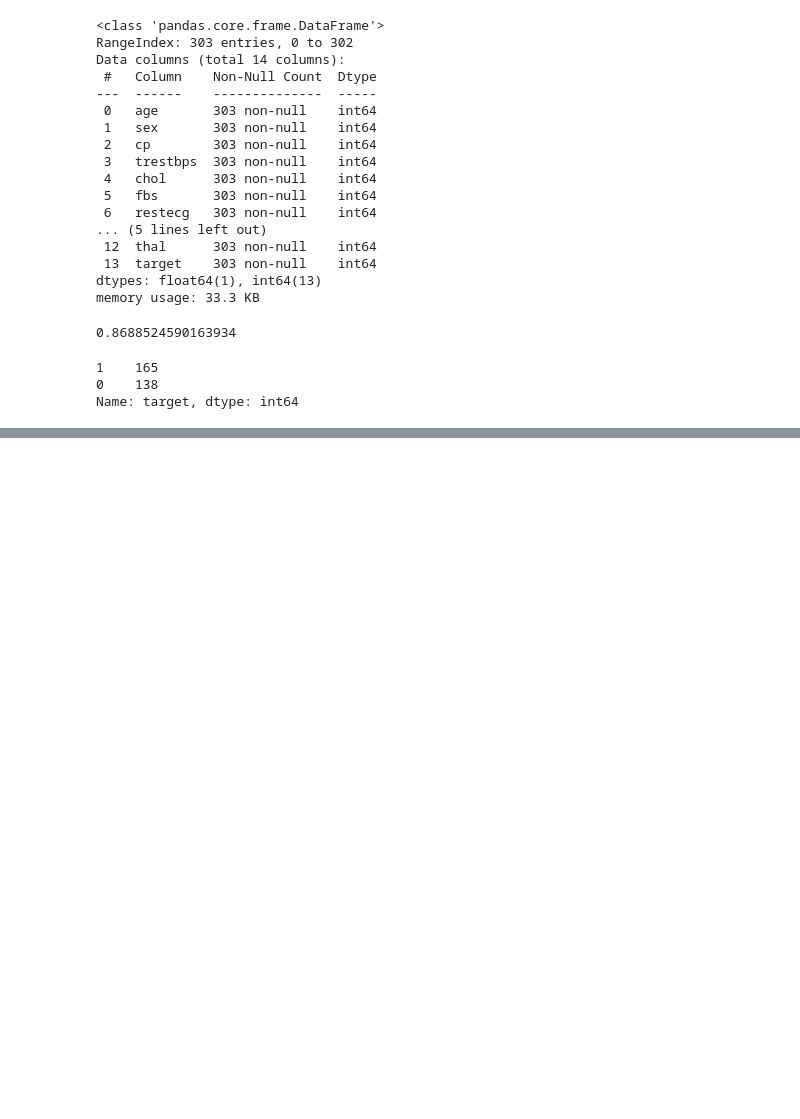
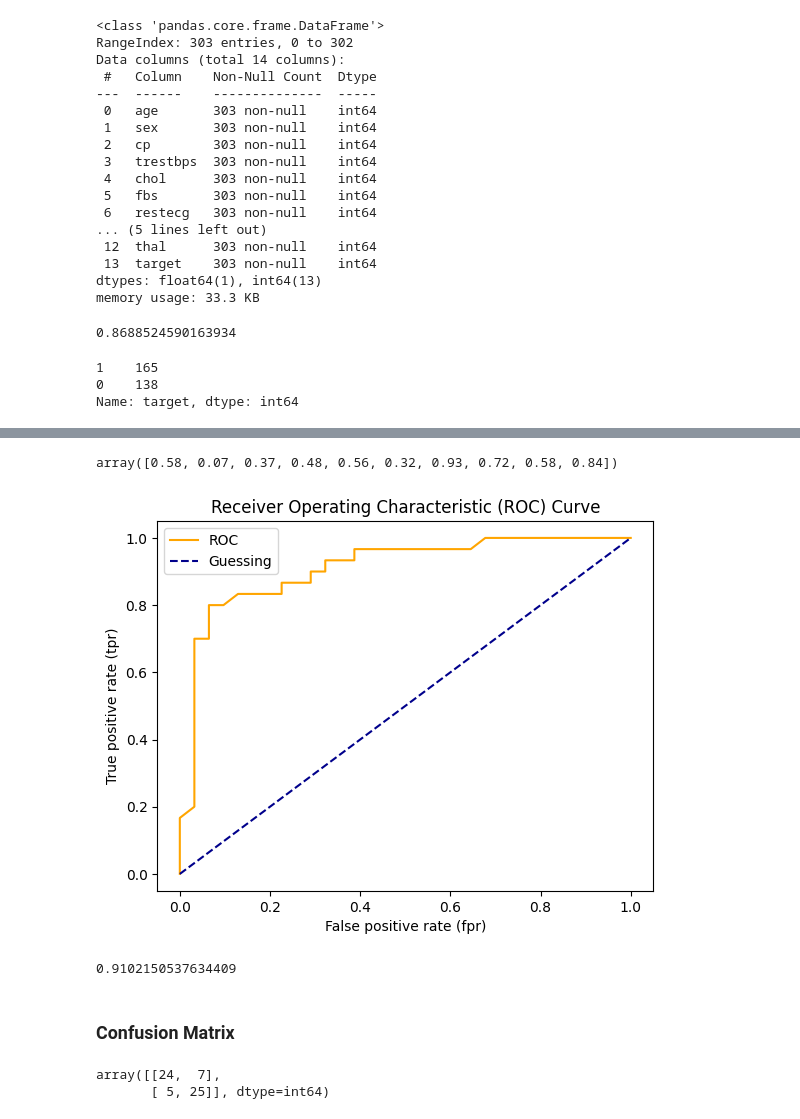
Before and after one commit to betkiker/machinelearningpractice, a Jupyter notebook: UCMLaDSZtM/Scikit-learn Creating ML Models.ipynb, the cells around one changed output, grey strips where cells are left out. Drawn from its saved outputs; the diff is of its cells as text; code cells hidden in the pictures; blank space fills up the shorter version.

```diff
--- a/UCMLaDSZtM/Scikit-learn Creating ML Models.ipynb
+++ b/UCMLaDSZtM/Scikit-learn Creating ML Models.ipynb
@@ -481,0 +664,9 @@ Name: target, dtype: int64
+# %%
+from sklearn.metrics import roc_curve
+
+x_train, x_test, y_train, y_test = train_test_split(x, y, test_size=0.2)
+
+rfc.fit(x_train, y_train)
+
+y_probs = rfc.predict_proba(x_test)
+y_probs[:10], len(y_probs)
@@ -481,0 +685,46 @@ Name: target, dtype: int64
+# %%
+y_probs_positive = y_probs[:,1]
+y_probs_positive[:10]
+# %% [output]
+array([0.58, 0.07, 0.37, 0.48, 0.56, 0.32, 0.93, 0.72, 0.58, 0.84])
+# %%
+fpr, tpr, thresholds = roc_curve(y_test, y_probs_positive)
+# %%
+# Create a function for plotting ROC curve
+
+import matplotlib.pyplot as plt
+
+def plot_roc_curve(fpr, tpr):
+    '''
+    Plots a ROC curve
+    '''
+    plt.plot(fpr, tpr, color="orange", label='ROC')
+    plt.plot([0,1], [0,1], color='darkblue', linestyle='--', label='Guessing')
+
+    plt.xlabel('False positive rate (fpr)')
+    plt.ylabel('True positive rate (tpr)')
+    plt.title('Receiver Operating Characteristic (ROC) Curve')
+    plt.legend()
+    plt.show()
+
+plot_roc_curve(fpr, tpr)
+# %% [output]
+[figure, added]
+# %%
+from sklearn.metrics import roc_auc_score
+
+roc_auc_score = roc_auc_score(y_test, y_probs_positive)
+roc_auc_score
+# %% [output]
+0.9102150537634409
+# %% [markdown]
+### Confusion Matrix
+# %%
+from sklearn.metrics import confusion_matrix
+
+
+y_preds = rfc.predict(x_test)
+confusion_matrix = confusion_matrix(y_test, y_preds)
+# %% [output]
+array([[24,  7],
+       [ 5, 25]], dtype=int64)
```
Also changed, not shown: parts of 23 cells of this notebook.
